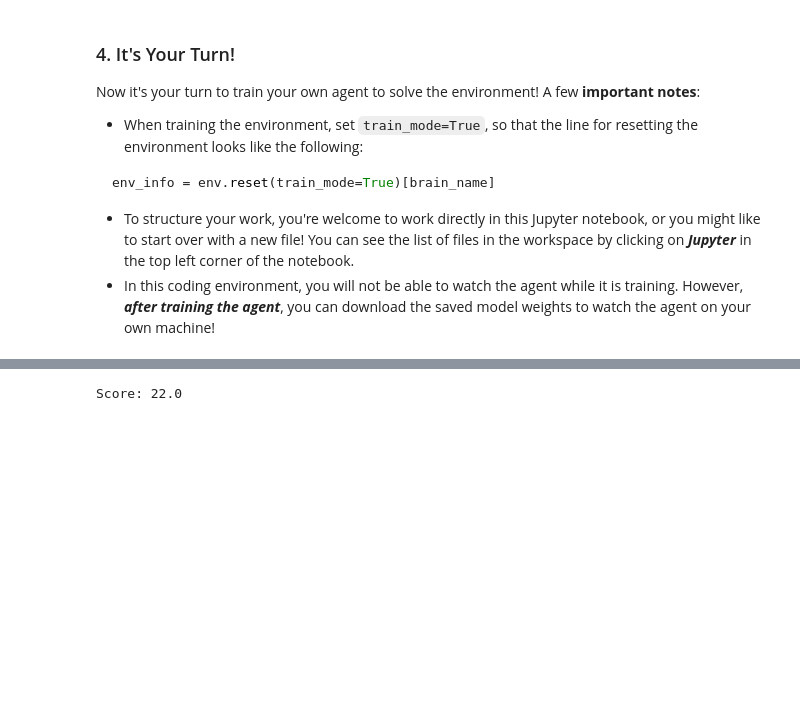
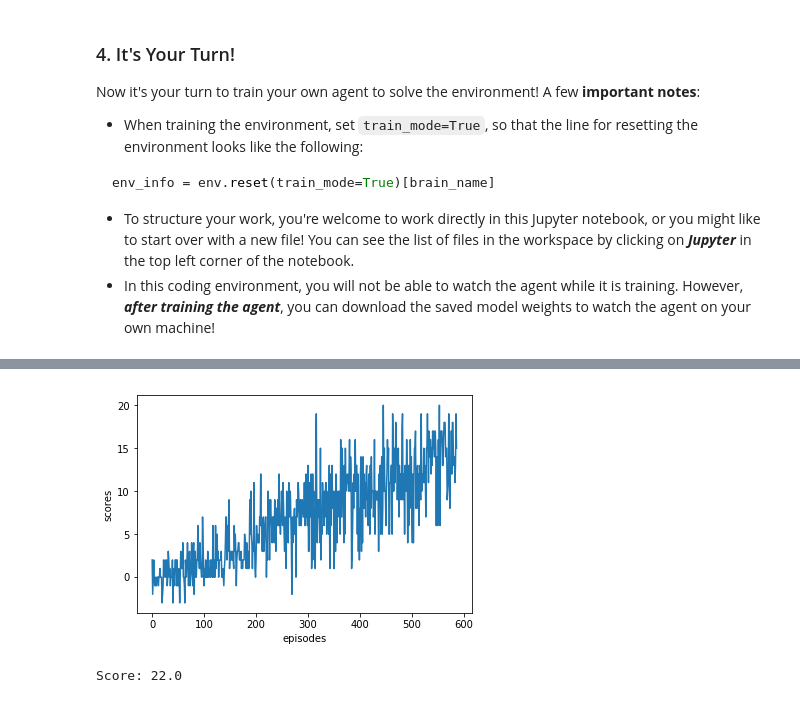
Before and after one commit to anand-vishwakarma-1/Udacity_DRL, a Jupyter notebook: p1_navigation/Navigation.ipynb, the cells around one changed output, grey strips where cells are left out. Drawn from its saved outputs; the diff is of its cells as text; code cells hidden in the pictures; blank space fills up the shorter version.

```diff
--- a/p1_navigation/Navigation.ipynb
+++ b/p1_navigation/Navigation.ipynb
@@ -306,3 +306,13 @@ Episode: 615, elapsed: 0:08:05.704917, Avg.Score: 13.05,  score 22.0, How many s
+# %%
+import matplotlib.pyplot as plt
+
+plt.xlabel('episodes')
+plt.ylabel('scores')
+plt.plot(scores)
+# plt.show()
+plt.savefig('plot.png')
+# %% [output]
+[figure, added]
 # %%
 agent = Agent(state_size=37, action_size=4, seed=1)
 agent.qnet_learn.load_state_dict(torch.load('weights.pth'))
```
Also changed, not shown: parts of 1 cell of this notebook, 3 other files.
